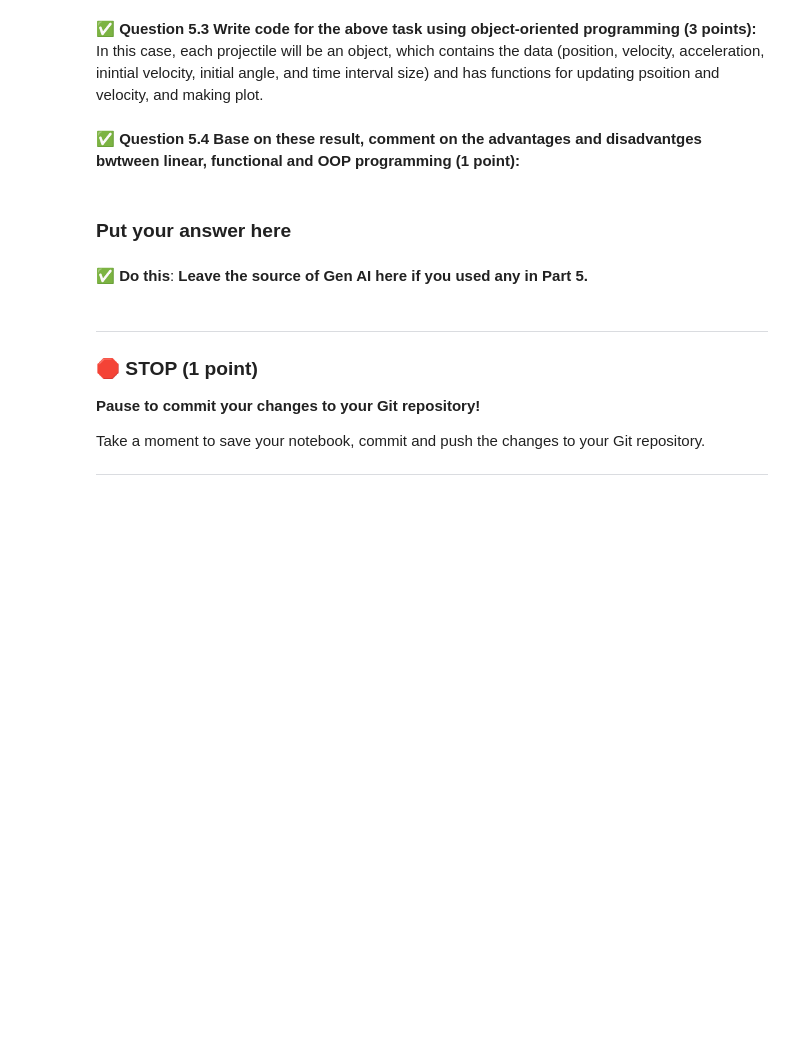
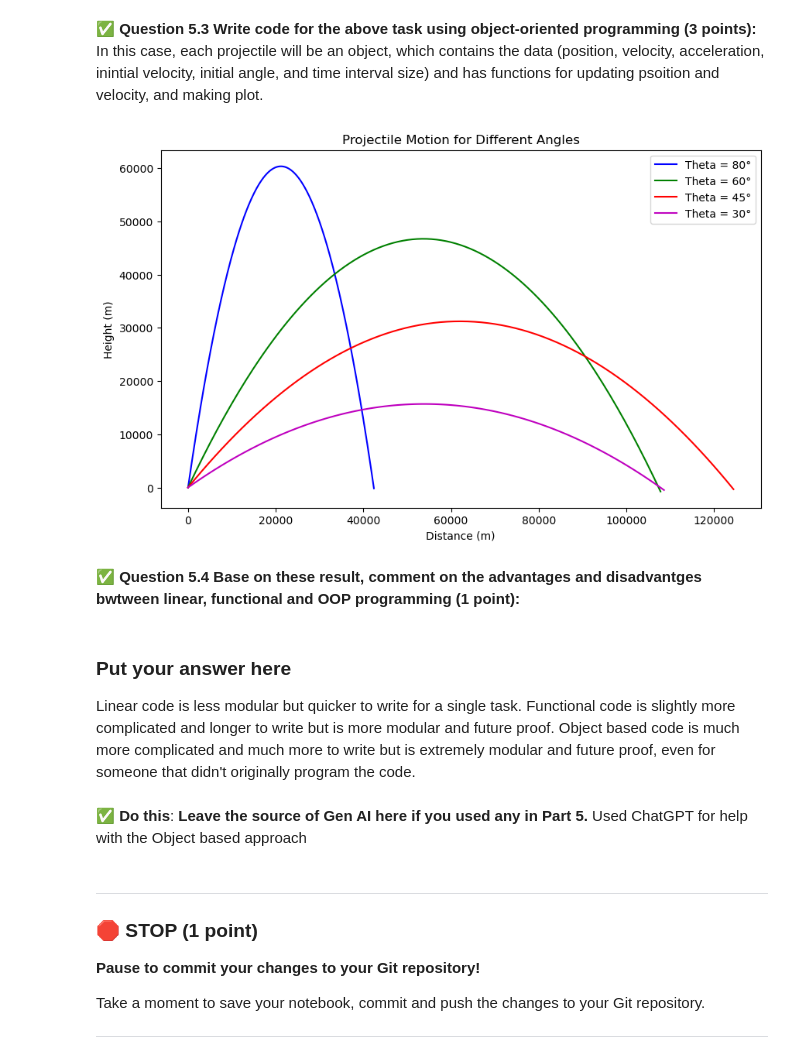
Before and after one commit to guptaja3/CMSE202-f25-turnin, a Jupyter notebook: midterm/CMSE202-Midterm-Section003-JAICH.ipynb, the cells around one changed output. Drawn from its saved outputs; the diff is of its cells as text; code cells hidden in the pictures; blank space fills up the shorter version.

```diff
--- a/midterm/CMSE202-Midterm-Section003-JAICH.ipynb
+++ b/midterm/CMSE202-Midterm-Section003-JAICH.ipynb
@@ -707,13 +695,88 @@ plt.plot(xp,yp,c='b')
 # %%
 ### Put your code here
 
+import math
+import matplotlib.pyplot as plt
+
 class Projectile:
+    def __init__(self, v0, theta, dt=1, ax=0, ay=-9.81):
+        """
+        Initialize the projectile with given parameters.
+
+        Parameters:
+        v0 (float): Initial velocity (m/s)
+        theta (float): Launch angle (degrees)
+        dt (float): Time step size (s)
+        ax (float): Acceleration in x-direction (default 0)
+        ay (float): Acceleration in y-direction (default -9.81 m/s^2 for gravity)
+        """
+        self.v0 = v0
+        self.theta = math.radians(theta)  # Convert to radians
+        self.dt = dt
+        self.ax = ax
+        self.ay = ay
+
+        # Initial velocity components
+        self.vx = v0 * math.cos(self.theta)
+        self.vy = v0 * math.sin(self.theta)
+
+        # Initial position
+        self.x = 0
+        self.y = 0
+
+        # Store trajectory
+        self.xp = [self.x]
+        self.yp = [self.y]
+
+    def update_velocity(self):
+        """Update the velocity components based on acceleration."""
+        self.vx += self.ax * self.dt
+        self.vy += self.ay * self.dt
+
+    def update_position(self):
+        """Update the position based on velocity."""
+        self.x += self.vx * self.dt
+        self.y += self.vy * self.dt
+
+        self.xp.append(self.x)
+        self.yp.append(self.y)
+
+    def simulate(self):
+        """Simulate the projectile's motion until it hits the ground."""
+        while self.y >= 0:
+            self.update_position()
+            self.update_velocity()
+
+    def plot_trajectory(self, label, color):
+        """Plot the trajectory of the projectile."""
+        plt.plot(self.xp, self.yp, color, label=label)
+
+# List of angles to simulate
+theta_values = [80, 60, 45, 30]
+colors = ['b', 'g', 'r', 'm']
+
+plt.figure(figsize=(10, 6))
+
+for theta, color in zip(theta_values, colors):
+    proj = Projectile(v0=1100, theta=theta)
+    proj.simulate()
+    proj.plot_trajectory(label=f"Theta = {theta}°", color=color)
+
+plt.xlabel("Distance (m)")
+plt.ylabel("Height (m)")
+plt.title("Projectile Motion for Different Angles")
+plt.legend()
+plt.show()
+# %% [output]
+[figure, added]
 # %% [markdown]
 &#9989; **Question 5.4 Base on these result, comment on the advantages and disadvantges bwtween linear, functional and OOP programming (1 point):**
 # %% [markdown]
 ### Put your answer here
+
+Linear code is less modular but quicker to write for a single task. Functional code is slightly more complicated and longer to write but is more modular and future proof. Object based code is much more complicated and much more to write but is extremely modular and future proof, even for someone that didn't originally program the code.
 # %% [markdown]
-&#9989; **Do this**:  **Leave the source of Gen AI here if you used any in Part 5.**
+&#9989; **Do this**:  **Leave the source of Gen AI here if you used any in Part 5.** Used ChatGPT for help with the Object based approach
 # %% [markdown]
 ---
 ### &#128721; STOP (1 point)
```
Also changed, not shown: parts of 10 cells of this notebook.
